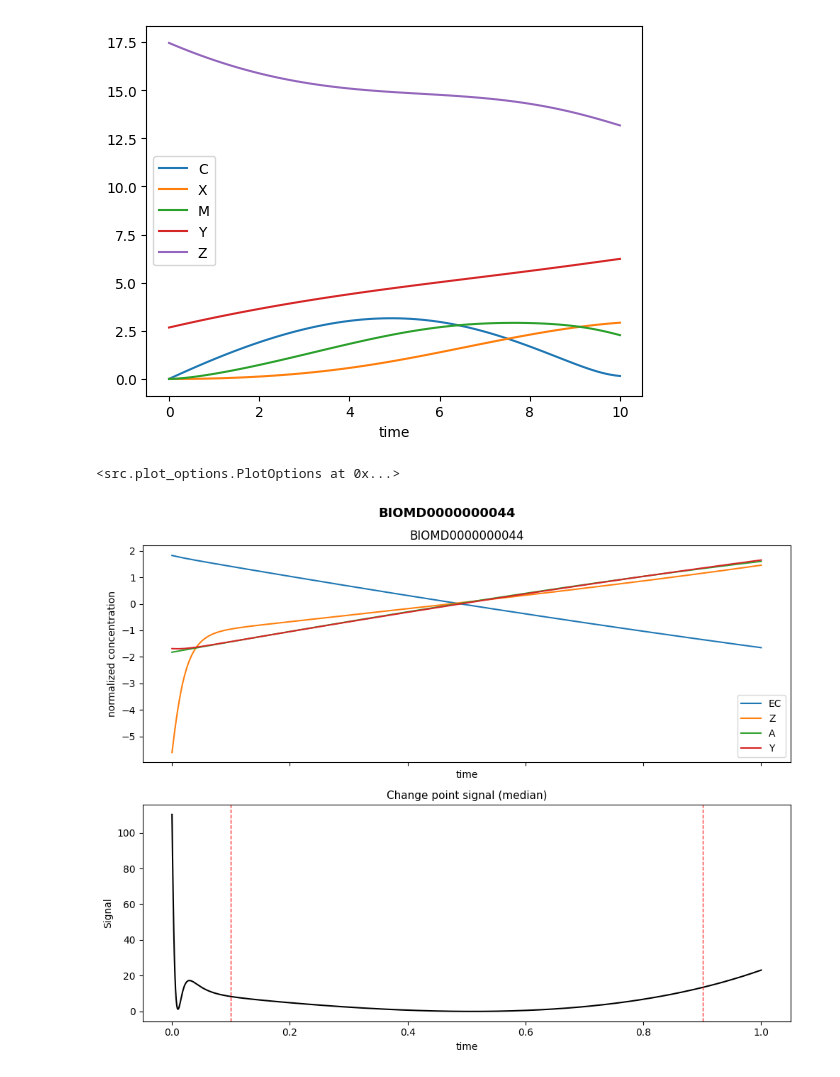
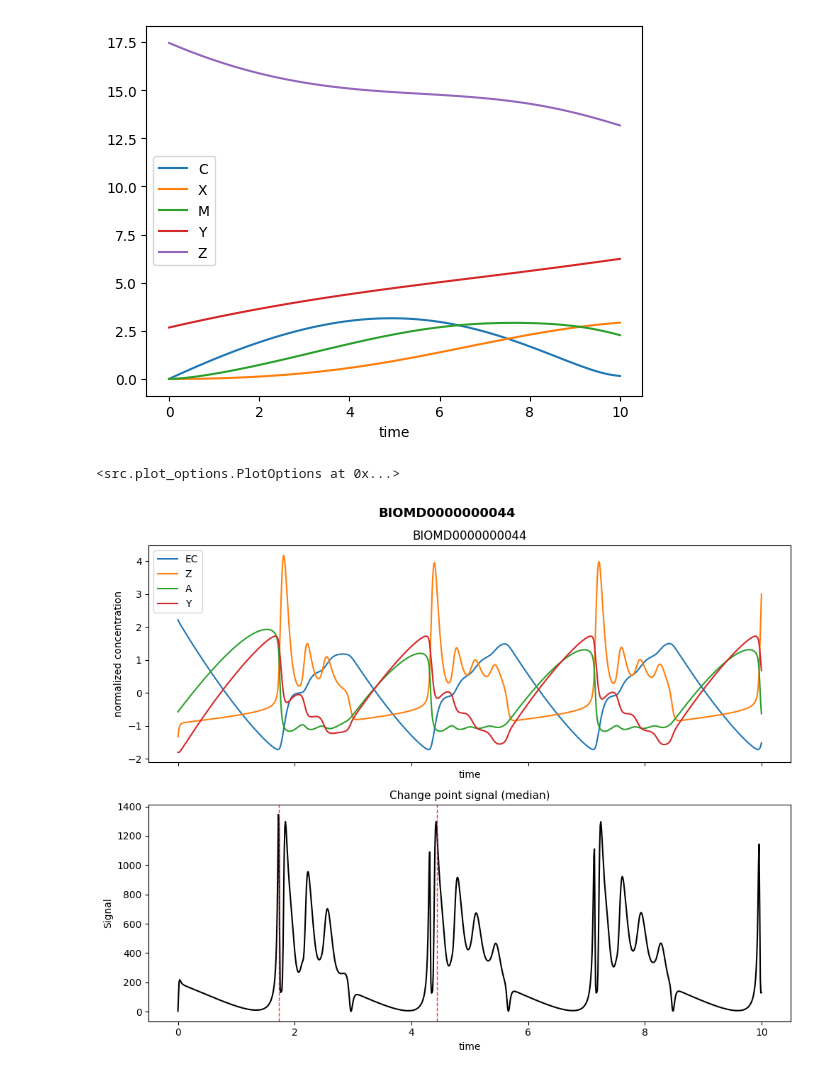
Before and after one commit to ModelEngineering/linearity_analysis, a Jupyter notebook: notebooks/change_point.ipynb, the cells around one changed output. Saved outputs shown, nothing was run; the diff lists cells and outputs as text; code cells hidden in the pictures.

```diff
--- a/notebooks/change_point.ipynb
+++ b/notebooks/change_point.ipynb
@@ -82,8 +82,8 @@ df = Timecourse(model, end_time=10.0, num_point=100).timecourse_df
 [figure]
 # %%
 model = Model.makeBiomodel(model_num=44)
-timecourse = Timecourse(model, num_point=1000)
+timecourse = Timecourse(model, end_time=10, num_point=1000)
 PiecewiseSystemDiscovery.plotBiomodelsSignal(timecourse=timecourse, legend=False)
 # %% [output]
 <src.plot_options.PlotOptions at 0x...>
-[figure, old version]
+[figure, new version]
```
Also changed, not shown: 4 other files.
